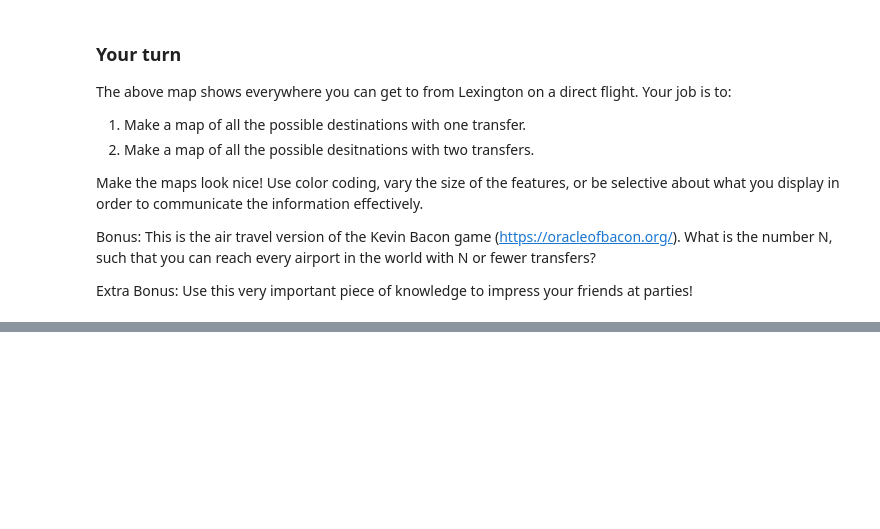
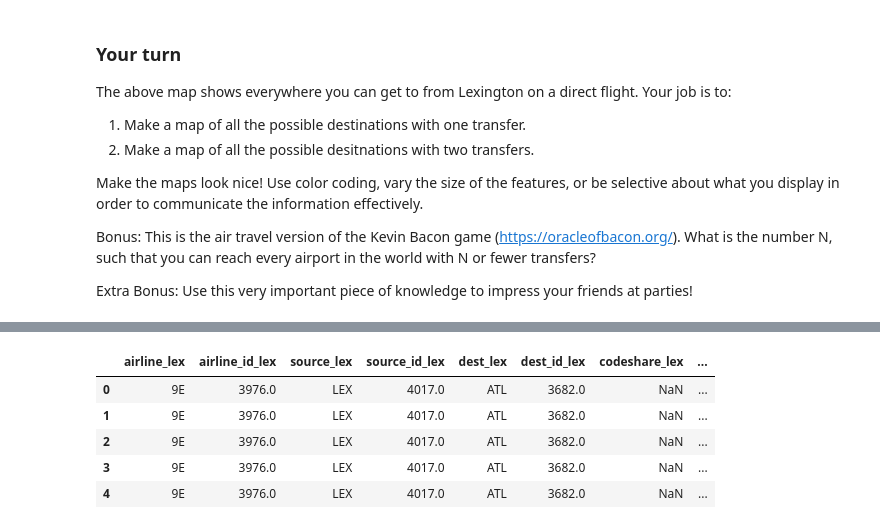
Before and after one commit to rianatanzen068/ce599, a Jupyter notebook: 08-Mapping/interactive-mapping.ipynb, the cells around one changed output, grey strips where cells are left out. Cells and saved outputs as stored; diff of their text form; code cells hidden in the pictures; blank space fills up the shorter version.

```diff
--- a/08-Mapping/interactive-mapping.ipynb
+++ b/08-Mapping/interactive-mapping.ipynb
@@ -446,0 +518,9 @@ Extra Bonus: Use this very important piece of knowledge to impress your friends
+# %%
+one_transfer.head ()
+# %% [output]
+|  | airline_lex | airline_id_lex | source_lex | source_id_lex | dest_lex | dest_id_lex | codeshare_lex | ... |
+| 0 | 9E | 3976.0 | LEX | 4017.0 | ATL | 3682.0 | NaN | ... |
+| 1 | 9E | 3976.0 | LEX | 4017.0 | ATL | 3682.0 | NaN | ... |
+| 2 | 9E | 3976.0 | LEX | 4017.0 | ATL | 3682.0 | NaN | ... |
+| 3 | 9E | 3976.0 | LEX | 4017.0 | ATL | 3682.0 | NaN | ... |
+| 4 | 9E | 3976.0 | LEX | 4017.0 | ATL | 3682.0 | NaN | ... |
```
Also changed, not shown: parts of 20 cells of this notebook, 2 other files.
